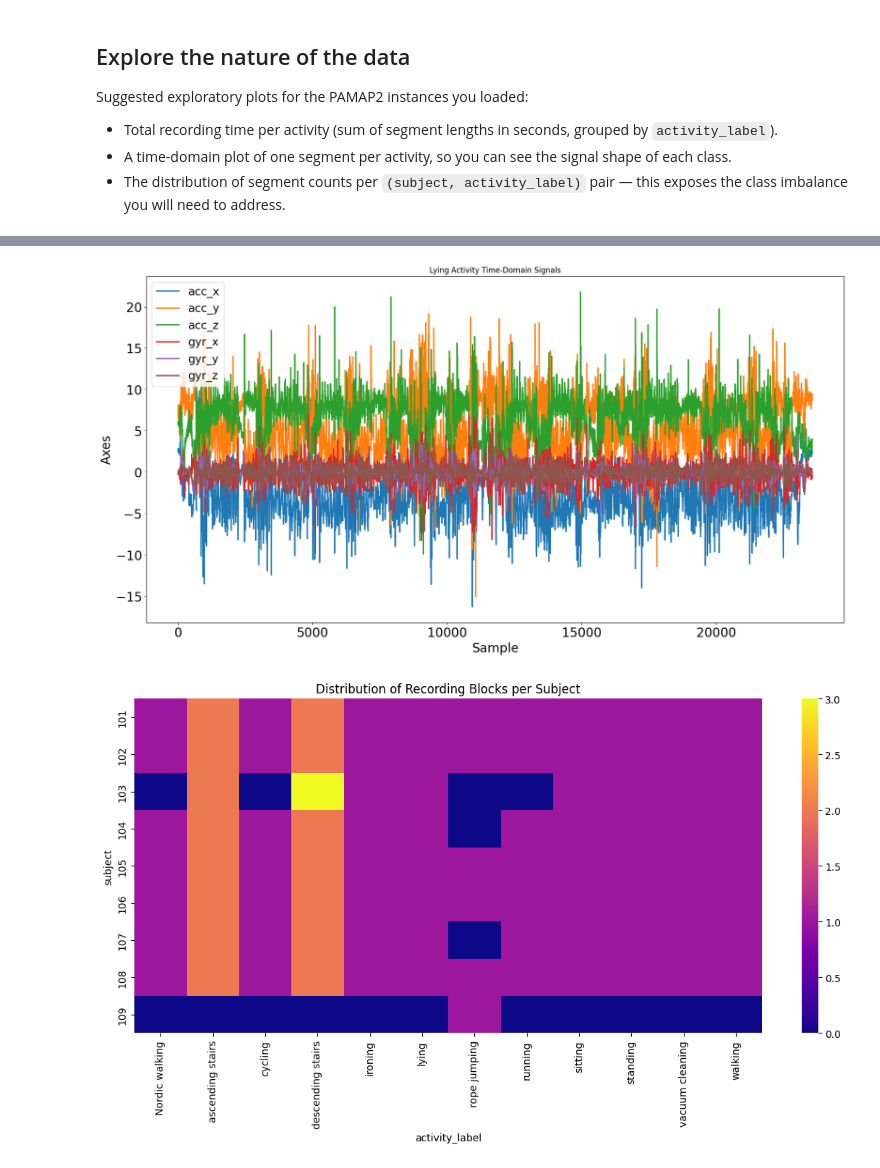
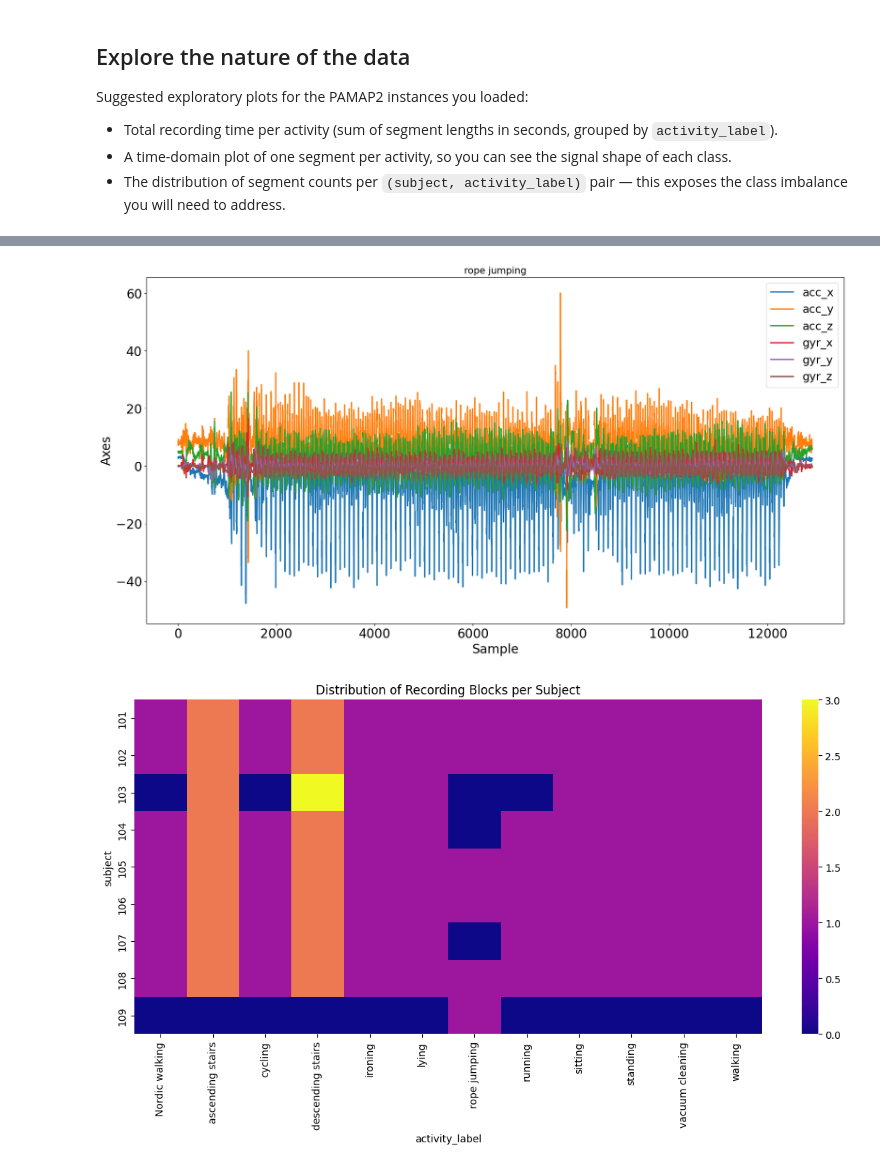
Before and after one commit to billystein25/AIoT-Project, a Jupyter notebook: aiot_project_time_series.ipynb, the cells around one changed output, grey strips where cells are left out. Saved outputs shown, nothing was run; the diff lists cells and outputs as text; code cells hidden in the pictures.

```diff
--- a/aiot_project_time_series.ipynb
+++ b/aiot_project_time_series.ipynb
@@ -125,13 +115,13 @@ Name: duration_seconds, dtype: float64
 # %%
-lying_sample = df_segments[df_segments['activity_label'] == 'lying'].iloc[0]
+sample = df_segments[df_segments['activity_label'] == 'rope jumping'].iloc[0]
 
-sample_signal_df = pd.DataFrame(dict(lying_sample['data']))
+sample_signal_df = pd.DataFrame(dict(sample['data']))
 
 plot_instance_time_domain(sample_signal_df)
-plt.title("Lying Activity Time-Domain Signals")
+plt.title(f"{sample['activity_label']}", fontsize=15)
 plt.show()
 # %% [output]
-[figure, old version]
+[figure, new version]
 # %%
 imbalance_matrix = pd.crosstab(df_segments['subject'], df_segments['activity_label'])
 
```
Also changed, not shown: parts of 14 cells of this notebook, 1 other file.
